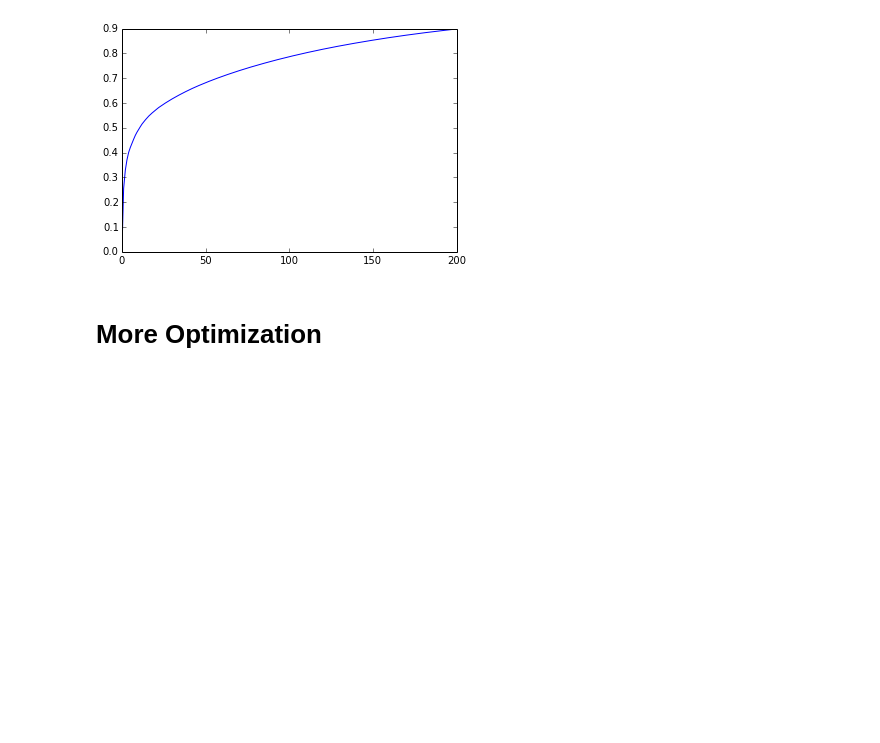
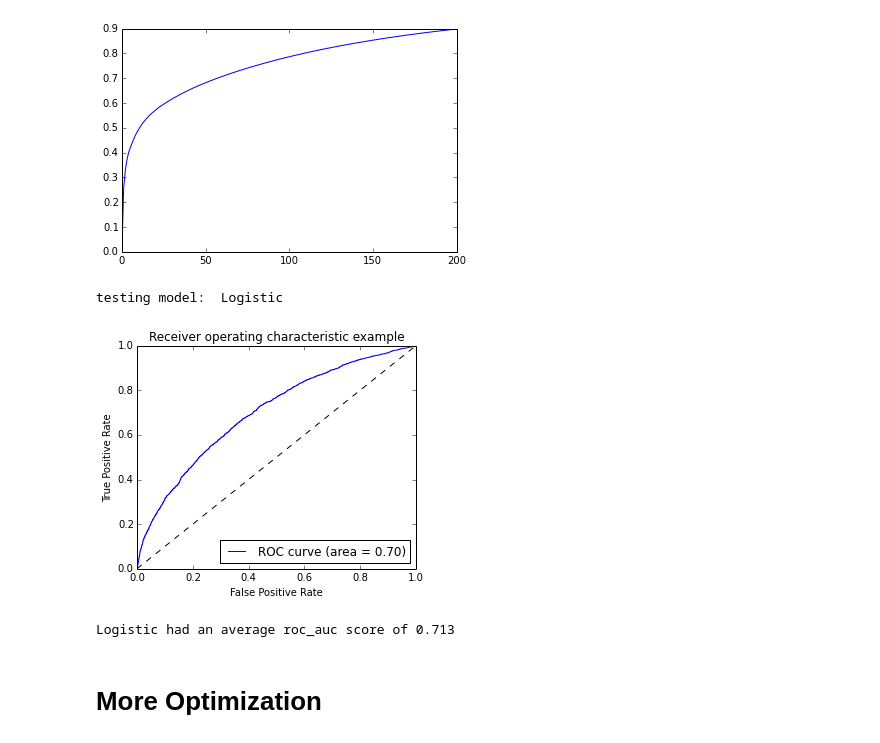
Before and after one commit to arisha84/fall_2014_assignments, a Jupyter notebook: project/Presentation Extra.ipynb, the cells around one changed output. Drawn from its saved outputs; the diff is of its cells as text; code cells hidden in the pictures; blank space fills up the shorter version.

```diff
--- a/project/Presentation Extra.ipynb
+++ b/project/Presentation Extra.ipynb
@@ -19,6 +19,14 @@ plot(range(200),explained_variance)
 # %% [output]
 [<matplotlib.lines.Line2D at 0x...>]
 [figure]
+# %%
+classifiers = {'Logistic': LogisticRegression(C=0.022311111111111111)}
+modelTester = ModelTester(sk_transf,Y,classifiers)
+modelTester.test_classifiers(3)
+# %% [output]
+testing model:  Logistic
+[figure, added]
+Logistic had an average roc_auc score of 0.713
 # %% [markdown]
 # More Optimization
 # %%
```
Also changed, not shown: parts of 3 cells of this notebook, 1 other file.
